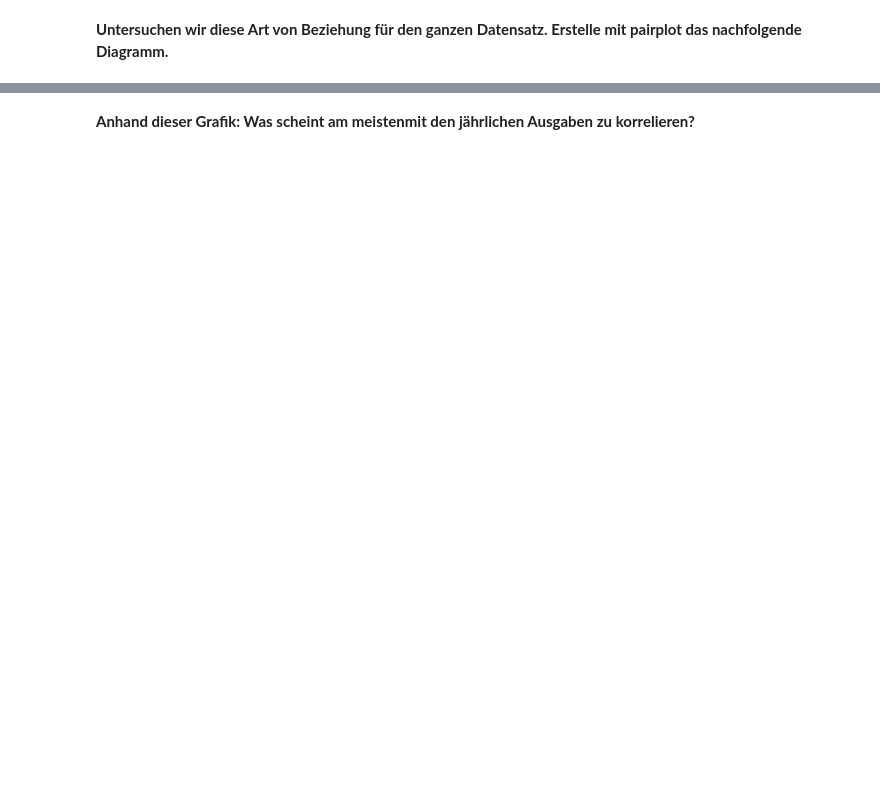
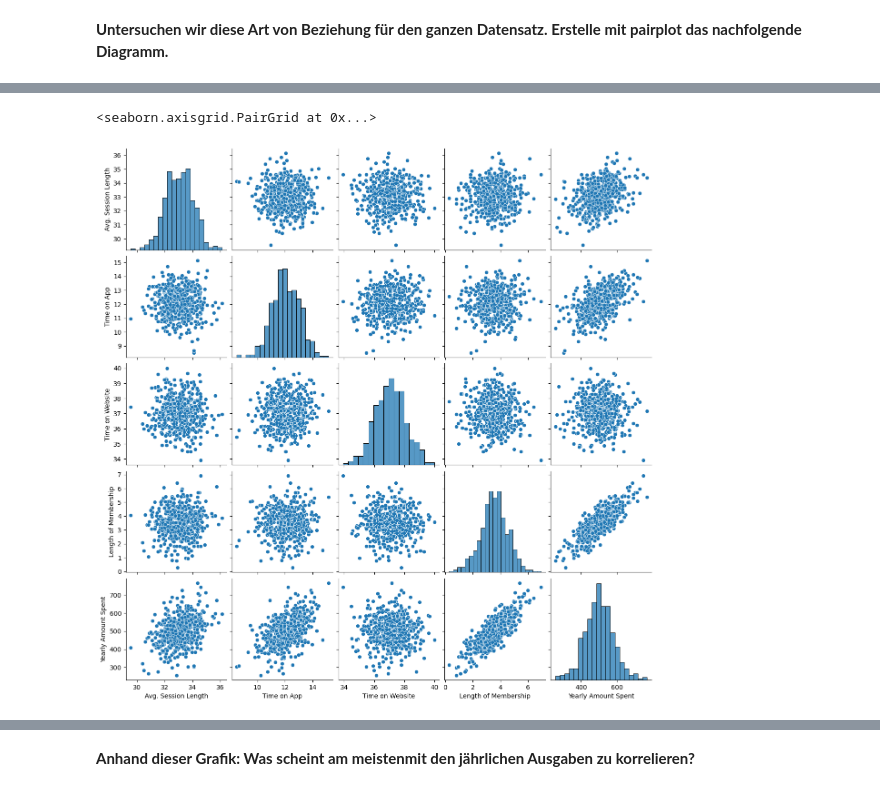
Before and after one commit to olhaishchenko/BBQ_Datei, a Jupyter notebook: Data_Science/2025_01_10_Projektag/Lineare_Regression-Projekt_Uebung-Aufgabe.ipynb, the cells around one changed output, grey strips where cells are left out. Cells and saved outputs as stored; diff of their text form; code cells hidden in the pictures; blank space fills up the shorter version.

```diff
--- a/Data_Science/2025_01_10_Projektag/Lineare_Regression-Projekt_Uebung-Aufgabe.ipynb
+++ b/Data_Science/2025_01_10_Projektag/Lineare_Regression-Projekt_Uebung-Aufgabe.ipynb
@@ -21,5 +29,7 @@ Wir arbeiten mit der "Ecommerce Customers" CSV-Datei von der Firma. Sie beinhalt
 * Length of Membership: Anzahl der Jahre die ein Kunde bereits Mitglied ist.
 
 **Lese die "Ecommerce_Customers" CSV-Datei als DataFrame namens "customers" ein.**
+# %%
+customers = pd.read_csv("C:/Users/OlhaIshchenko/Documents/Daten_Analyse/unterricht/csv_Datei/Ecommerce_Customers.csv")
 # %% [markdown]
 **Schaue dir den Head von customers an und wende die info() und describe() Methode an.**
@@ -65,0 +77,5 @@ memory usage: 31.3+ KB
+# %%
+sns.pairplot(customers)
+# %% [output]
+<seaborn.axisgrid.PairGrid at 0x...>
+[figure, added]
```
Also changed, not shown: parts of 34 cells of this notebook, 37 other files.
